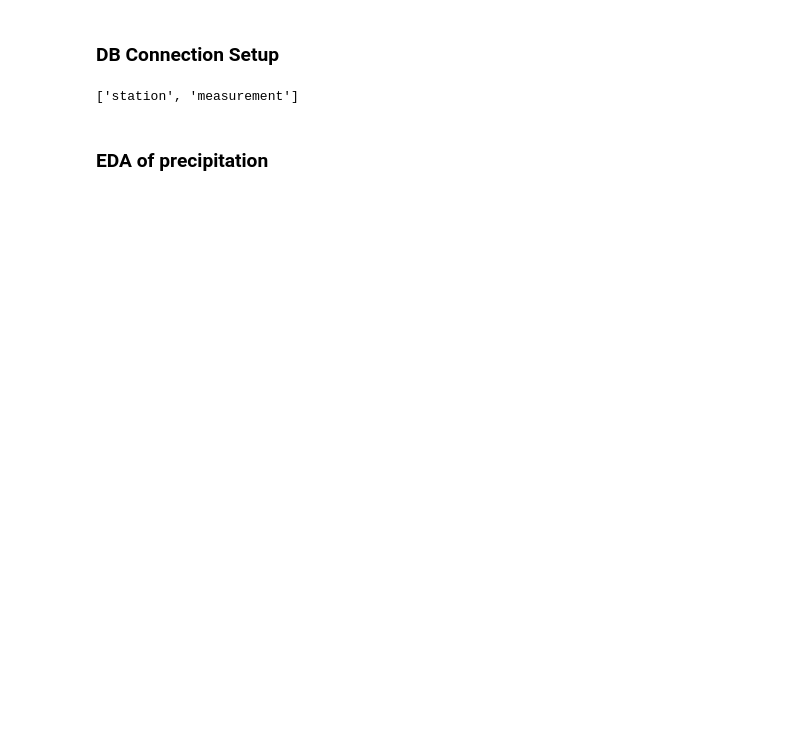
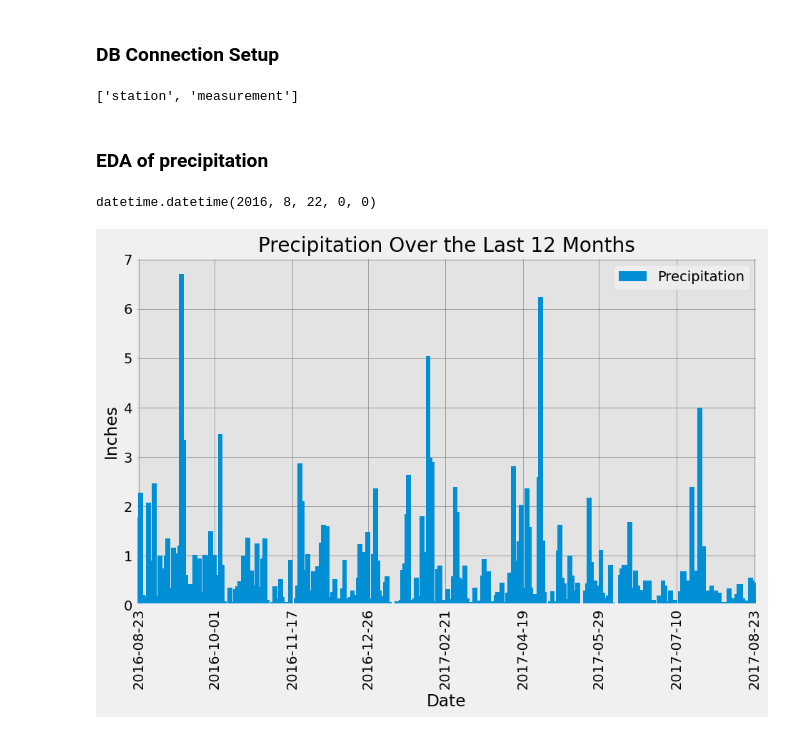
Before and after one commit to SaadNasir92/Hawaii-Climate-Flask-API-Data-Engineering, a Jupyter notebook: SurfsUp/eda.ipynb, the cells around one changed output. Cells and saved outputs as stored; diff of their text form; code cells hidden in the pictures; blank space fills up the shorter version.

Commit message:
Finished first part of analysis.

```diff
--- a/SurfsUp/eda.ipynb
+++ b/SurfsUp/eda.ipynb
@@ -29,0 +33,33 @@ session = Session()
+# %%
+most_recent_date_str = session.query(Measurement).order_by(Measurement.date.desc()).first().date
+most_recent_date = datetime.datetime.strptime(most_recent_date_str, '%Y-%m-%d')
+one_year_ago = (most_recent_date - relativedelta(years=1)) - relativedelta(days=1)
+one_year_ago
+# %% [output]
+datetime.datetime(2016, 8, 22, 0, 0)
+# %%
+query_result = session.query(Measurement).filter(Measurement.date > one_year_ago).all()
+query_data = [{'Date': x.date, 'Precipitation': x.prcp} for x in query_result]
+df = pd.DataFrame(query_data)
+# %%
+df = df.sort_values(by='Date')
+df['Date'] = pd.to_datetime(df['Date'])
+# %%
+grouped_df = df[df['Precipitation'] > 0].groupby('Date')['Precipitation'].max().reset_index()
+# %%
+ax = grouped_df.plot(x='Date', y='Precipitation', kind='bar', figsize=(10,6), legend=True, width=2.5)
+plt.xlabel('Date')
+plt.ylabel('Inches')
+plt.title('Precipitation Over the Last 12 Months')
+tick_amount = 9
+tick_positions = np.linspace(0,len(grouped_df)-1, tick_amount, dtype=int)
+tick_labels = grouped_df['Date'].iloc[tick_positions].dt.strftime('%Y-%m-%d')
+
+ax.set_xticks(tick_positions)
+ax.set_xticklabels(tick_labels)
+
+ax.set_facecolor('#e3e3e3')
+ax.grid(True, which='both', linestyle='-', linewidth=0.5, color='gray')
+plt.show()
+# %% [output]
+[figure, added]
```
Also changed, not shown: parts of 3 cells of this notebook.
